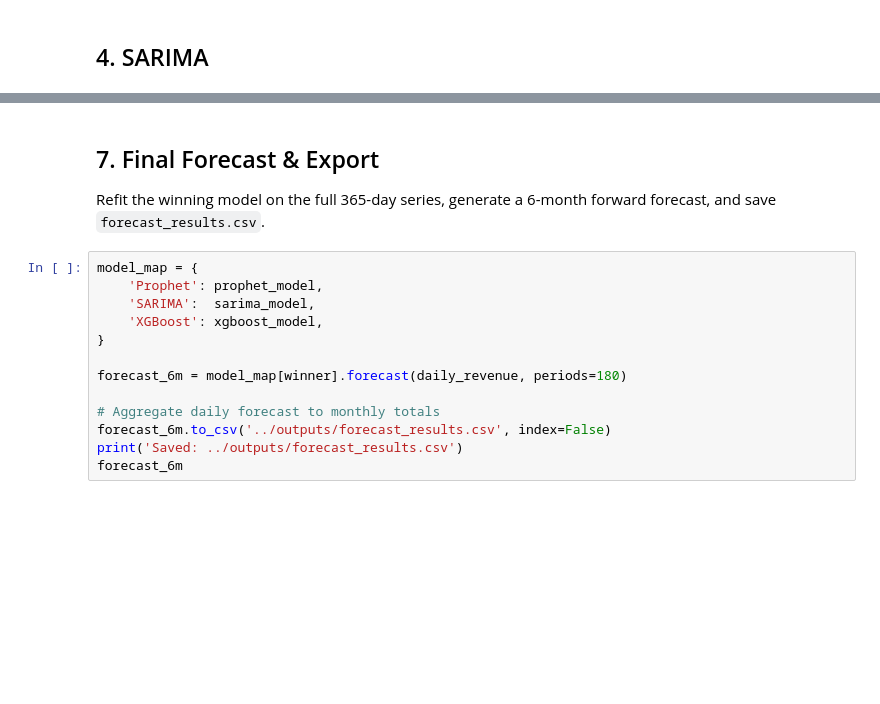
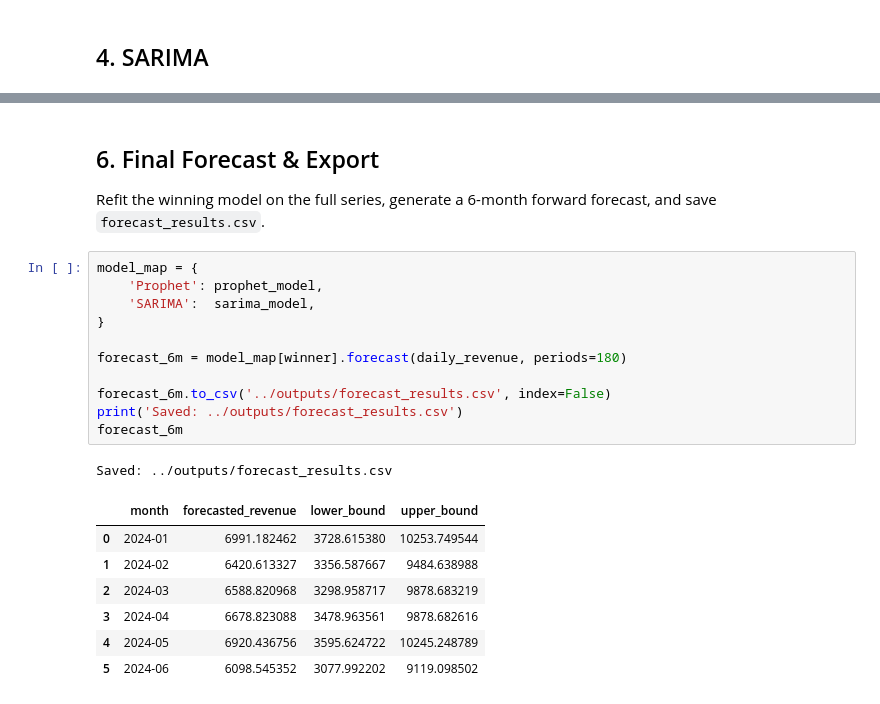
Before and after one commit to monish-ssc/canai-cafe-team-a, a Jupyter notebook: notebooks/03_forecasting_model.ipynb, the cells around one changed output, grey strips where cells are left out. Drawn from its saved outputs; the diff is of its cells as text; blank space fills up the shorter version.

```diff
--- a/notebooks/03_forecasting_model.ipynb
+++ b/notebooks/03_forecasting_model.ipynb
@@ -176,17 +205,24 @@ results
 # %% [markdown]
-## 7. Final Forecast & Export
+## 6. Final Forecast & Export
 
-Refit the winning model on the full 365-day series, generate a 6-month forward forecast, and save `forecast_results.csv`.
+Refit the winning model on the full series, generate a 6-month forward forecast, and save `forecast_results.csv`.
 # %%
 model_map = {
     'Prophet': prophet_model,
     'SARIMA':  sarima_model,
-    'XGBoost': xgboost_model,
 }
 
 forecast_6m = model_map[winner].forecast(daily_revenue, periods=180)
 
-# Aggregate daily forecast to monthly totals
 forecast_6m.to_csv('../outputs/forecast_results.csv', index=False)
 print('Saved: ../outputs/forecast_results.csv')
 forecast_6m
+# %% [output]
+Saved: ../outputs/forecast_results.csv
+|  | month | forecasted_revenue | lower_bound | upper_bound |
+| 0 | 2024-01 | 6991.182462 | 3728.615380 | 10253.749544 |
+| 1 | 2024-02 | 6420.613327 | 3356.587667 | 9484.638988 |
+| 2 | 2024-03 | 6588.820968 | 3298.958717 | 9878.683219 |
+| 3 | 2024-04 | 6678.823088 | 3478.963561 | 9878.682616 |
+| 4 | 2024-05 | 6920.436756 | 3595.624722 | 10245.248789 |
+| 5 | 2024-06 | 6098.545352 | 3077.992202 | 9119.098502 |
```
Also changed, not shown: parts of 14 cells of this notebook, 4 other files.
